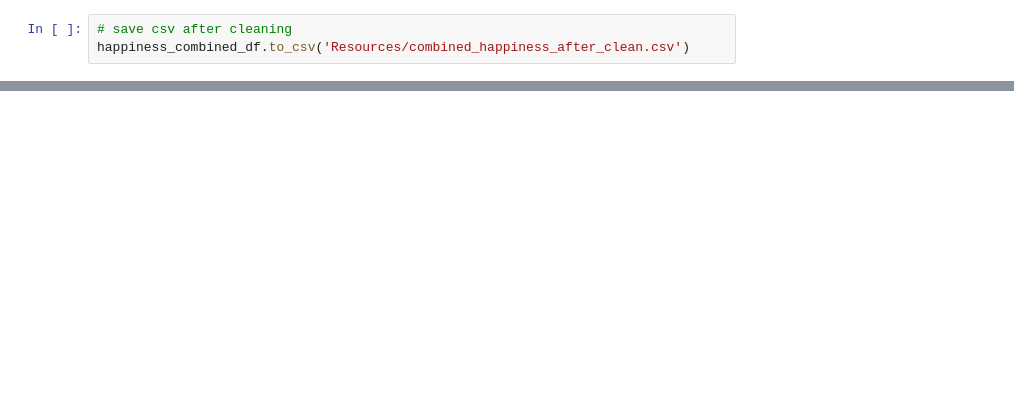
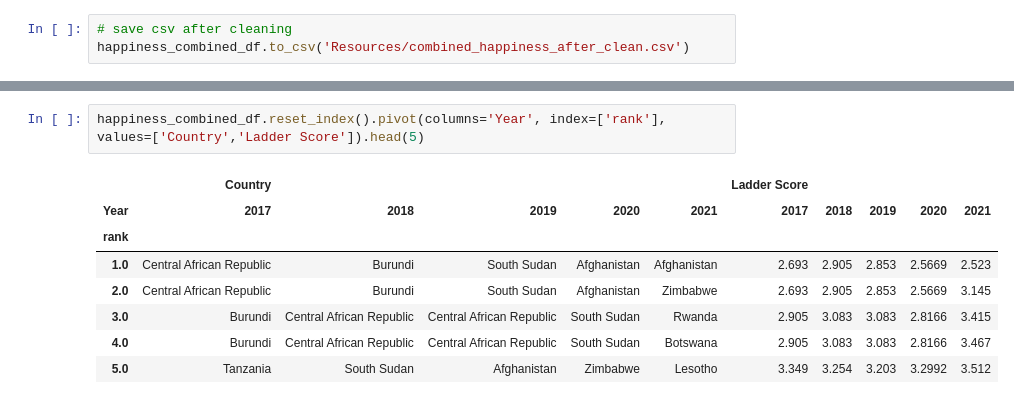
Before and after one commit to Ryan-Malin/TeamHappinessMain, a Jupyter notebook: Happiness.ipynb, the cells around one changed output, grey strips where cells are left out. Drawn from its saved outputs; the diff is of its cells as text; blank space fills up the shorter version.

```diff
--- a/Happiness.ipynb
+++ b/Happiness.ipynb
@@ -127,0 +131,11 @@ happiness_combined_df
+# %%
+happiness_combined_df.reset_index().pivot(columns='Year', index=['rank'], values=['Country','Ladder Score']).head(5)
+# %% [output]
+|  | Country |  |  |  |  | Ladder Score |  |  |  |  |
+| Year | 2017 | 2018 | 2019 | 2020 | 2021 | 2017 | 2018 | 2019 | 2020 | 2021 |
+| rank |  |  |  |  |  |  |  |  |  |  |
+| 1.0 | Central African Republic | Burundi | South Sudan | Afghanistan | Afghanistan | 2.693 | 2.905 | 2.853 | 2.5669 | 2.523 |
+| 2.0 | Central African Republic | Burundi | South Sudan | Afghanistan | Zimbabwe | 2.693 | 2.905 | 2.853 | 2.5669 | 3.145 |
+| 3.0 | Burundi | Central African Republic | Central African Republic | South Sudan | Rwanda | 2.905 | 3.083 | 3.083 | 2.8166 | 3.415 |
+| 4.0 | Burundi | Central African Republic | Central African Republic | South Sudan | Botswana | 2.905 | 3.083 | 3.083 | 2.8166 | 3.467 |
+| 5.0 | Tanzania | South Sudan | Afghanistan | Zimbabwe | Lesotho | 3.349 | 3.254 | 3.203 | 3.2992 | 3.512 |
```
Also changed, not shown: parts of 9 cells of this notebook, 3 other files.
